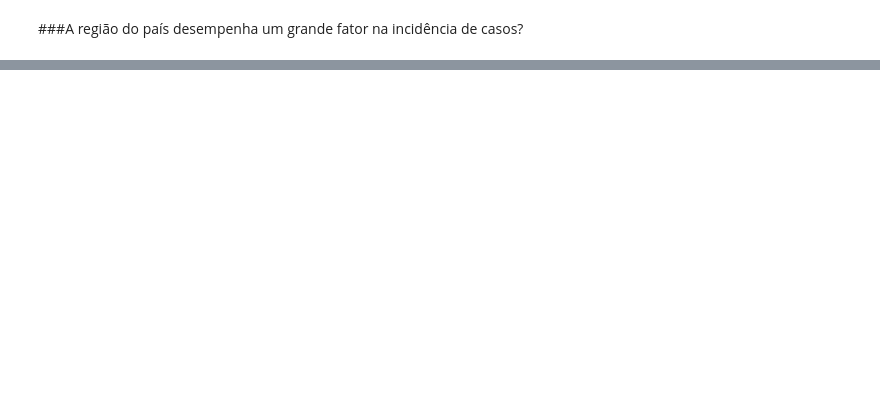
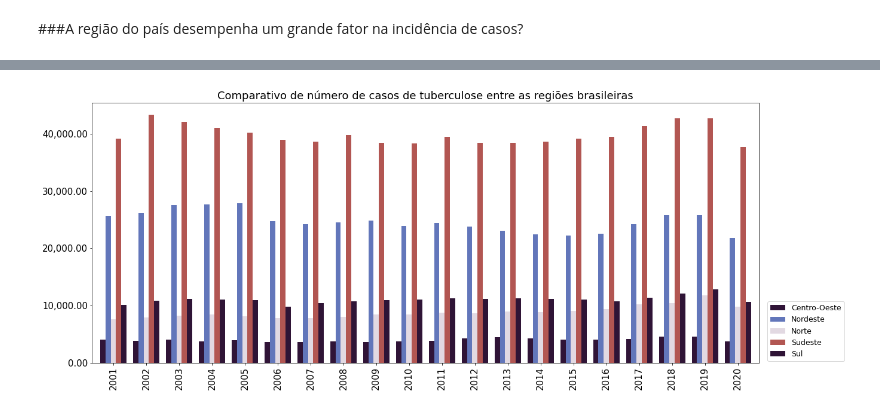
Before and after one commit to IgorQuaresma/-bootcamp_alura_projetos, a Jupyter notebook: bootcamp_alura_projeto1.ipynb, the cells around one changed output, grey strips where cells are left out. Cells and saved outputs as stored; diff of their text form; code cells hidden in the pictures; blank space fills up the shorter version.

```diff
--- a/bootcamp_alura_projeto1.ipynb
+++ b/bootcamp_alura_projeto1.ipynb
@@ -135,0 +78,3 @@ estados
+# %%
+agrupado_regioes = estados.groupby('Regiao').sum()
+agrupado_regioes
@@ -135,0 +89,9 @@ estados
+# %%
+ax = agrupado_regioes.T.plot(kind='bar', figsize=(20,8), width=0.8, cmap=plt.get_cmap('twilight_shifted'))
+ax.yaxis.set_major_formatter(ticker.StrMethodFormatter("{x:,.2f}"))
+ax.legend(loc="upper center", fontsize="small", bbox_to_anchor=((0.82, -0.25,0.5, 0.5)), title_fontsize=30)
+plt.rcParams.update({'font.size': 15})
+plt.title('Comparativo de número de casos de tuberculose entre as regiões brasileiras')
+plt.show()
+# %% [output]
+[figure, added]
```
Also changed, not shown: parts of 11 cells of this notebook.
